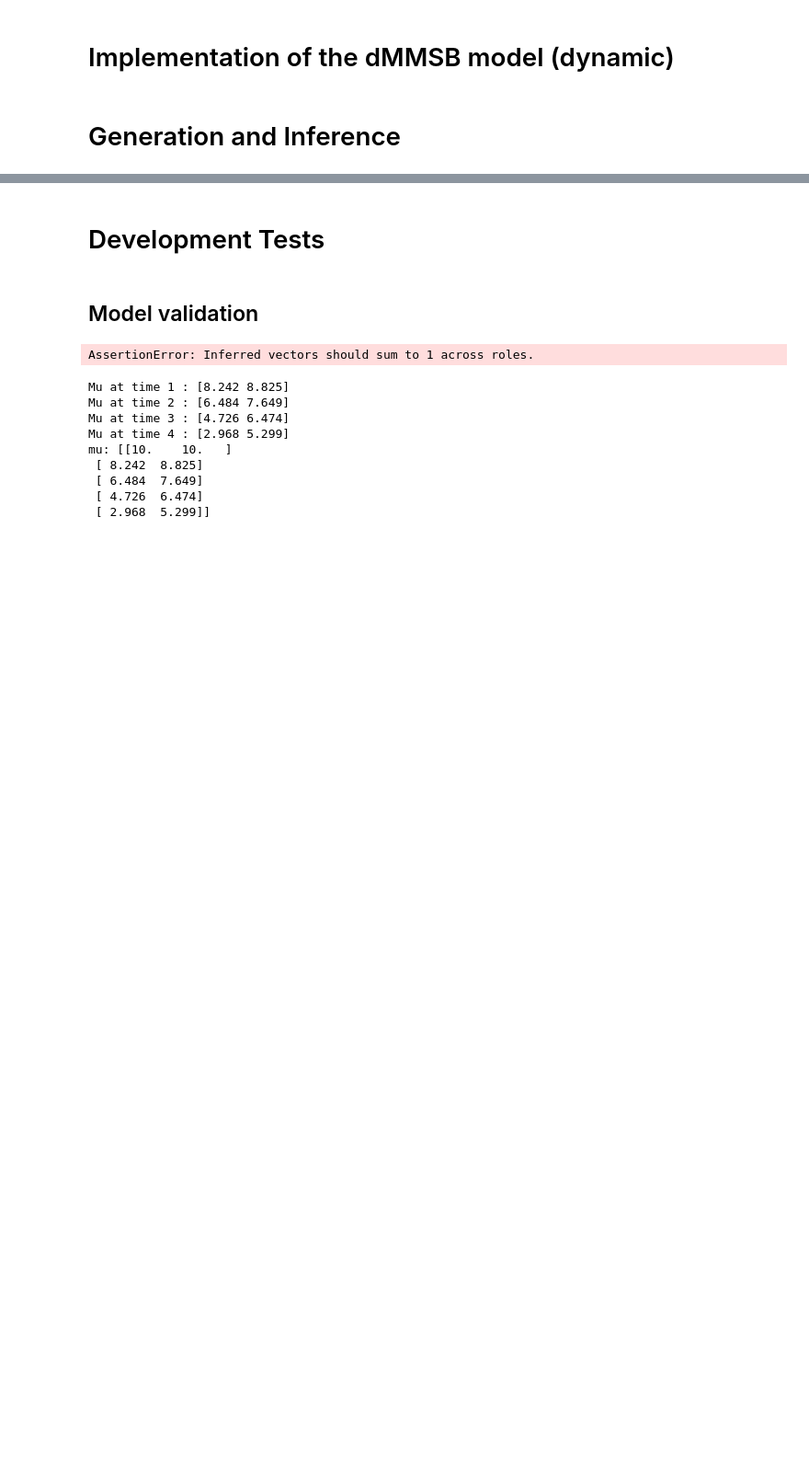
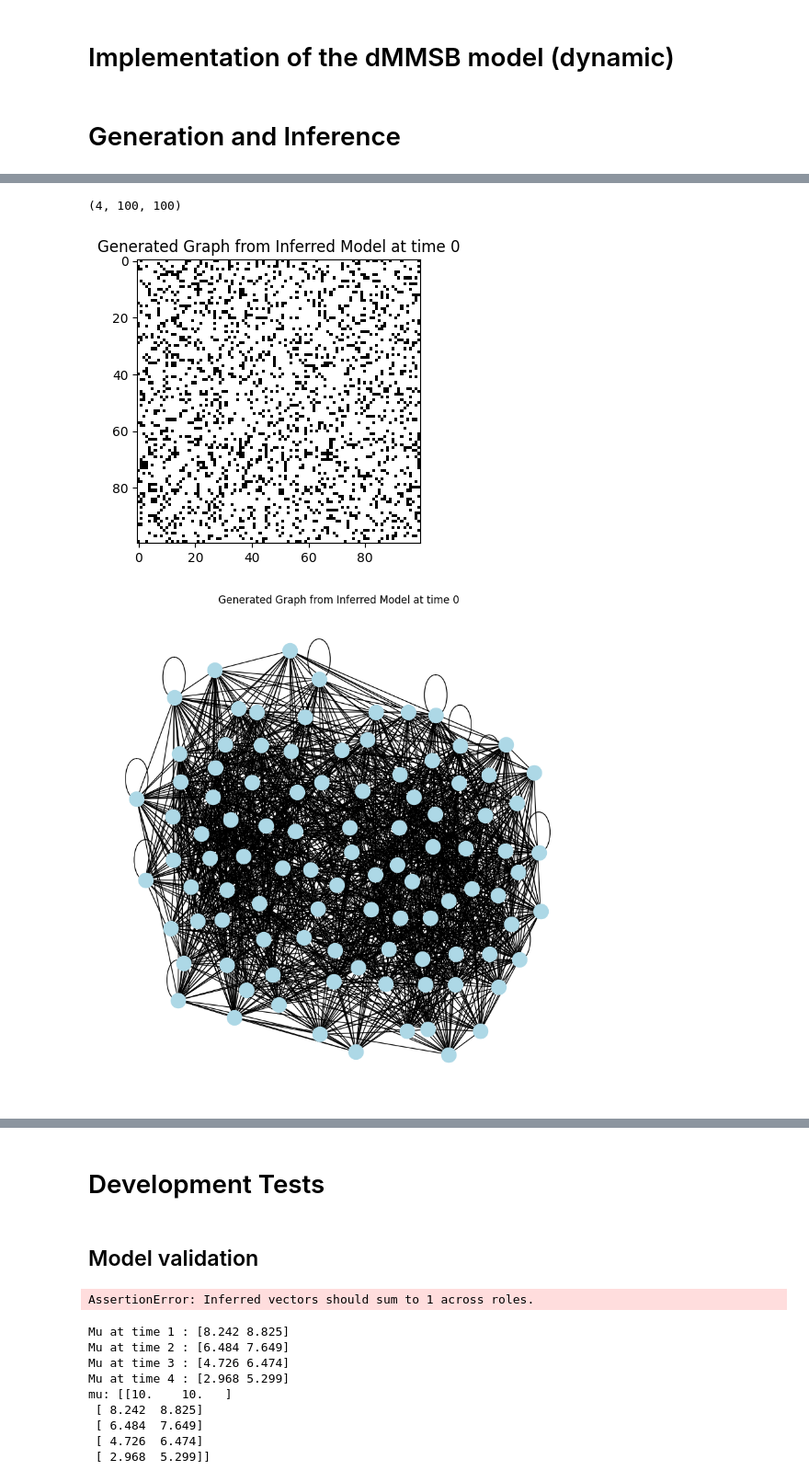
Before and after one commit to LaosAntreas/dMMSB, a Jupyter notebook: dMMSB.ipynb, the cells around one changed output, grey strips where cells are left out. Shown at 92% size. Drawn from its saved outputs; the diff is of its cells as text; code cells hidden in the pictures; blank space fills up the shorter version.

```diff
--- a/dMMSB.ipynb
+++ b/dMMSB.ipynb
@@ -1101,0 +1098,20 @@ Inferred Phi: [[0.043 0.1  ]
+# %%
+best_E = best_model.generate_graph()
+print(best_E.shape)
+# %% [output]
+(4, 100, 100)
+# %%
+for t in range(best_E.shape[0]):
+    plt.figure(figsize=(4, 4))
+    plt.imshow(best_E[t], cmap='Greys', vmin=0, vmax=1)
+    plt.title(f"Generated Graph from Inferred Model at time {t}")
+    plt.show()
+
+    G = nx.from_numpy_array(best_E[t])
+    pos = nx.spring_layout(G, k=0.2, iterations=100)
+    plt.figure(figsize=(8,8))
+    nx.draw(G, pos, node_color='lightblue')
+    plt.title(f"Generated Graph from Inferred Model at time {t}")
+# %% [output]
+[figure, added]
+[figure, added]
```
Also changed, not shown: parts of 9 cells of this notebook, 1 other file.
